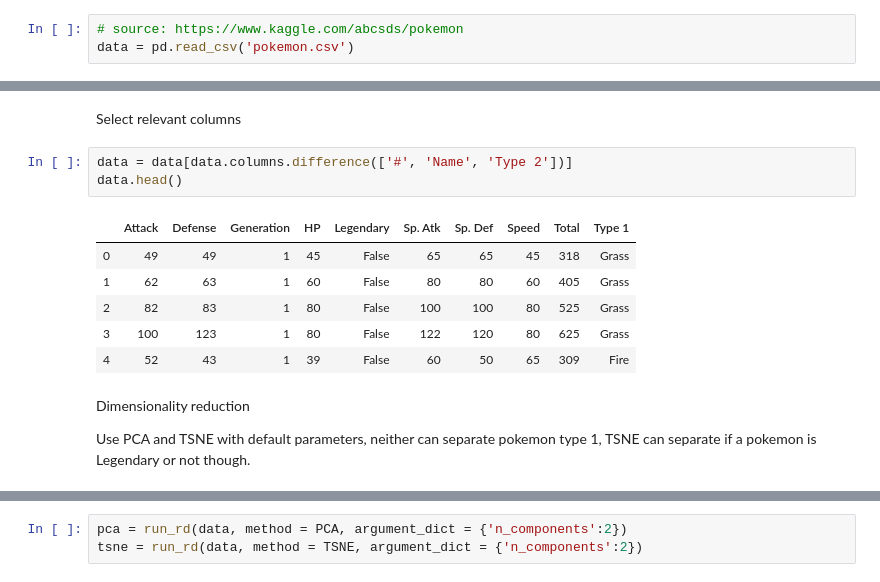
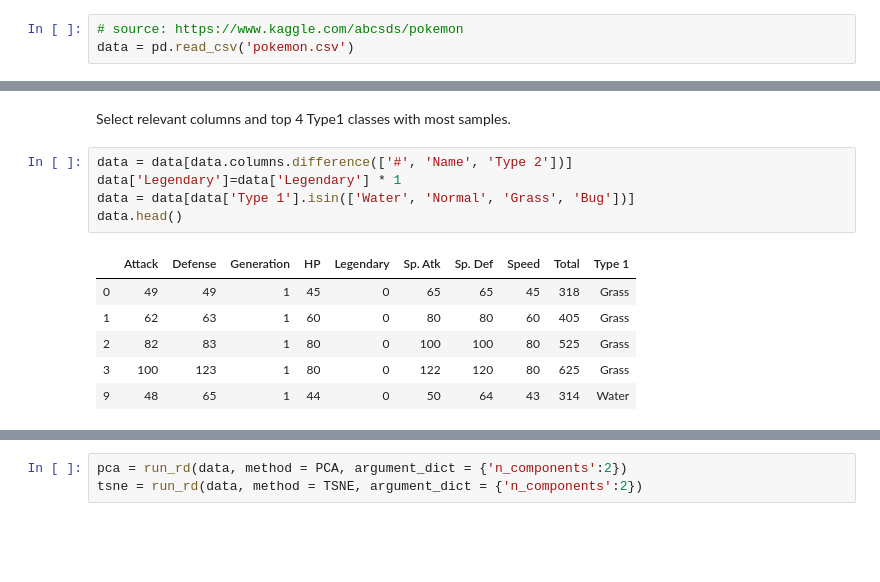
Before and after one commit to hyperL1ght/pokemonapp, a Jupyter notebook: model.ipynb, the cells around one changed output, grey strips where cells are left out. Drawn from its saved outputs; the diff is of its cells as text; blank space fills up the shorter version.

```diff
--- a/model.ipynb
+++ b/model.ipynb
@@ -46,16 +47,14 @@ plt.barh(missing['column'],width=missing['na_percent'])
-# %% [markdown]
-Select relevant columns
+# %% [markdown]
+Select relevant columns and top 4 Type1 classes with most samples.
 # %%
 data = data[data.columns.difference(['#', 'Name', 'Type 2'])]
+data['Legendary']=data['Legendary'] * 1
+data = data[data['Type 1'].isin(['Water', 'Normal', 'Grass', 'Bug'])]
 data.head()
 # %% [output]
 |  | Attack | Defense | Generation | HP | Legendary | Sp. Atk | Sp. Def | Speed | Total | Type 1 |
-| 0 | 49 | 49 | 1 | 45 | False | 65 | 65 | 45 | 318 | Grass |
-| 1 | 62 | 63 | 1 | 60 | False | 80 | 80 | 60 | 405 | Grass |
-| 2 | 82 | 83 | 1 | 80 | False | 100 | 100 | 80 | 525 | Grass |
-| 3 | 100 | 123 | 1 | 80 | False | 122 | 120 | 80 | 625 | Grass |
-| 4 | 52 | 43 | 1 | 39 | False | 60 | 50 | 65 | 309 | Fire |
+| 0 | 49 | 49 | 1 | 45 | 0 | 65 | 65 | 45 | 318 | Grass |
+| 1 | 62 | 63 | 1 | 60 | 0 | 80 | 80 | 60 | 405 | Grass |
+| 2 | 82 | 83 | 1 | 80 | 0 | 100 | 100 | 80 | 525 | Grass |
+| 3 | 100 | 123 | 1 | 80 | 0 | 122 | 120 | 80 | 625 | Grass |
+| 9 | 48 | 65 | 1 | 44 | 0 | 50 | 64 | 43 | 314 | Water |
-# %% [markdown]
-Dimensionality reduction
-
-Use PCA and TSNE with default parameters, neither can separate pokemon type 1, TSNE can separate if a pokemon is Legendary or not though.
```
Also changed, not shown: parts of 37 cells of this notebook.
